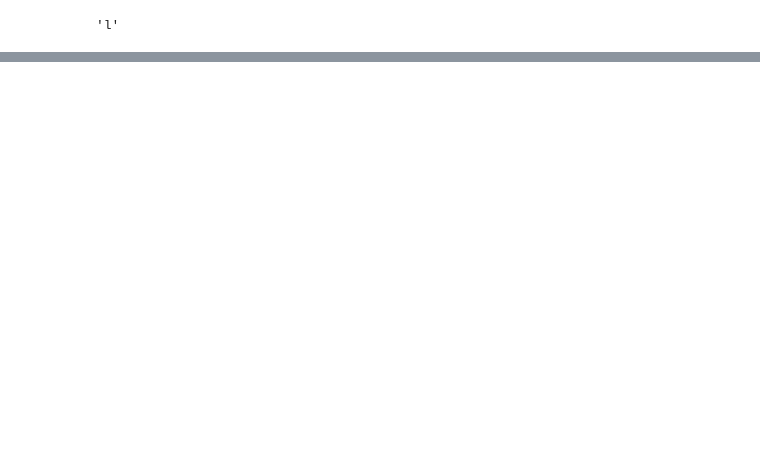
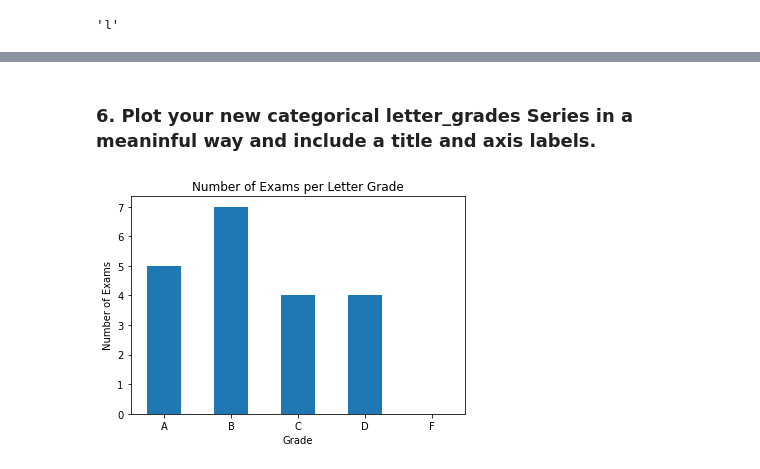
Before and after one commit to JeanetteSchulz/numpy-pandas-visualization-exercises, a Jupyter notebook: pandas_series.ipynb, the cells around one changed output, grey strips where cells are left out. Saved outputs shown, nothing was run; the diff lists cells and outputs as text; code cells hidden in the pictures; blank space fills up the shorter version.

```diff
--- a/pandas_series.ipynb
+++ b/pandas_series.ipynb
@@ -354,0 +550,3 @@ letters.value_counts().idxmin()
+# %%
+curved_grades = exam_scores + 4
+curved_grades
@@ -354,0 +573,3 @@ letters.value_counts().idxmin()
+# %%
+letter_grades = pd.cut(curved_grades, [49, 59, 69, 79, 89, 100], labels = ["F","D","C","B","A"])
+letter_grades
@@ -354,0 +594,6 @@ letters.value_counts().idxmin()
+# %% [markdown]
+### 6. Plot your new categorical letter_grades Series in a meaninful way and include a title and axis labels.
+# %%
+letter_grades.value_counts().sort_index(ascending=False).plot.bar(rot=0, title='Number of Exams per Letter Grade').set(xlabel='Grade', ylabel='Number of Exams');
+# %% [output]
+[figure, added]
```
Also changed, not shown: parts of 49 cells of this notebook.
